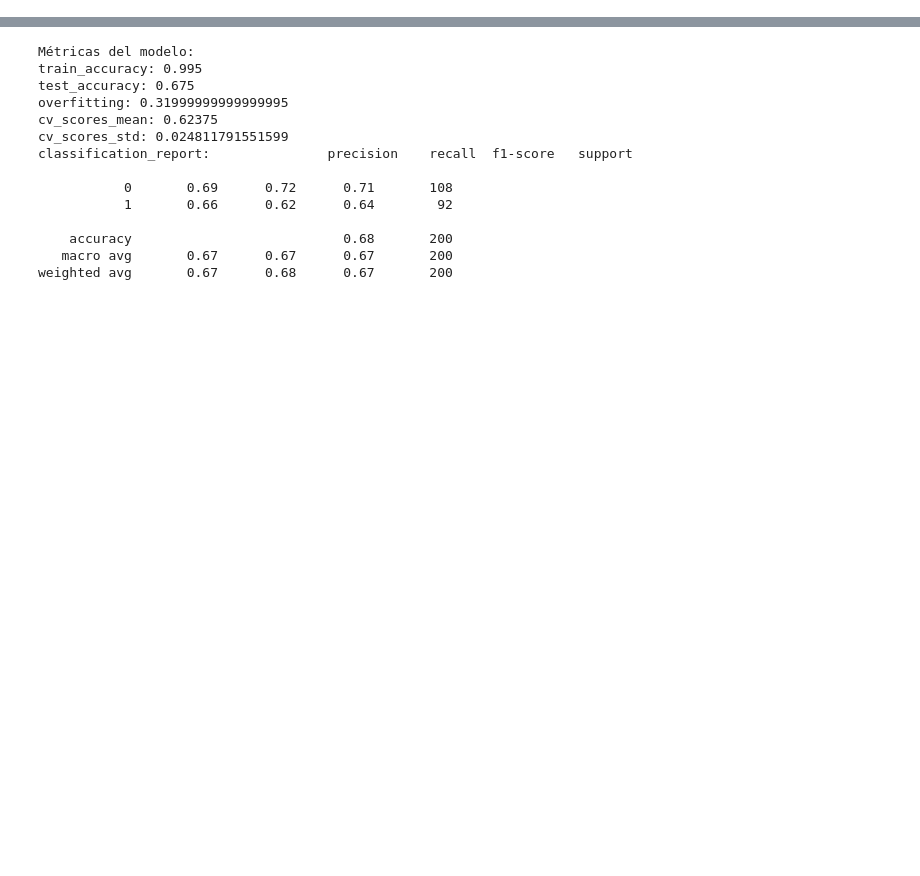
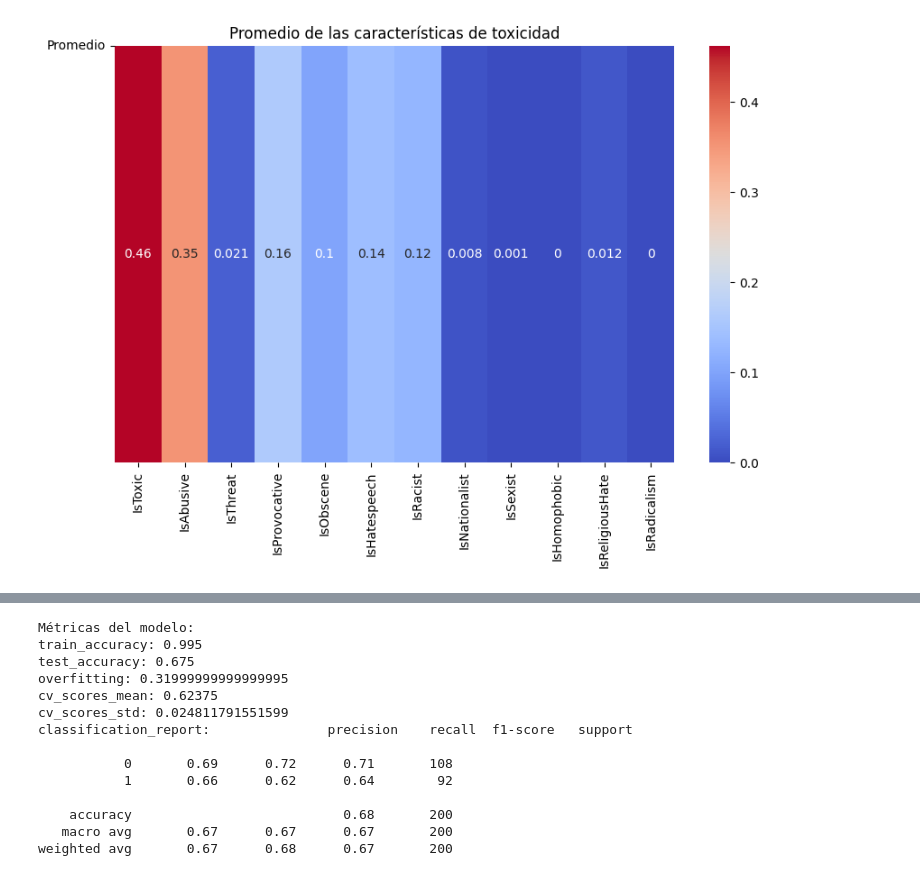
Before and after one commit to AI-School-F5-P3/NLP_youtube_G5, a Jupyter notebook: notebooks/essential.ipynb, the cells around one changed output, grey strips where cells are left out. Cells and saved outputs as stored; diff of their text form; code cells hidden in the pictures; blank space fills up the shorter version.

```diff
--- a/notebooks/essential.ipynb
+++ b/notebooks/essential.ipynb
@@ -12,0 +129,9 @@ from sklearn.model_selection import cross_val_score
+# %%
+# Análisis de la relación entre las características
+plt.figure(figsize=(10, 6))
+sns.heatmap(df[toxicity_columns].mean().values.reshape(1, -1), annot=True, cmap='coolwarm', xticklabels=toxicity_columns)
+plt.title('Promedio de las características de toxicidad')
+plt.yticks([0], ['Promedio'], rotation=0)
+plt.show()
+# %% [output]
+[figure, added]
```
Also changed, not shown: parts of 17 cells of this notebook, 18 other files.
